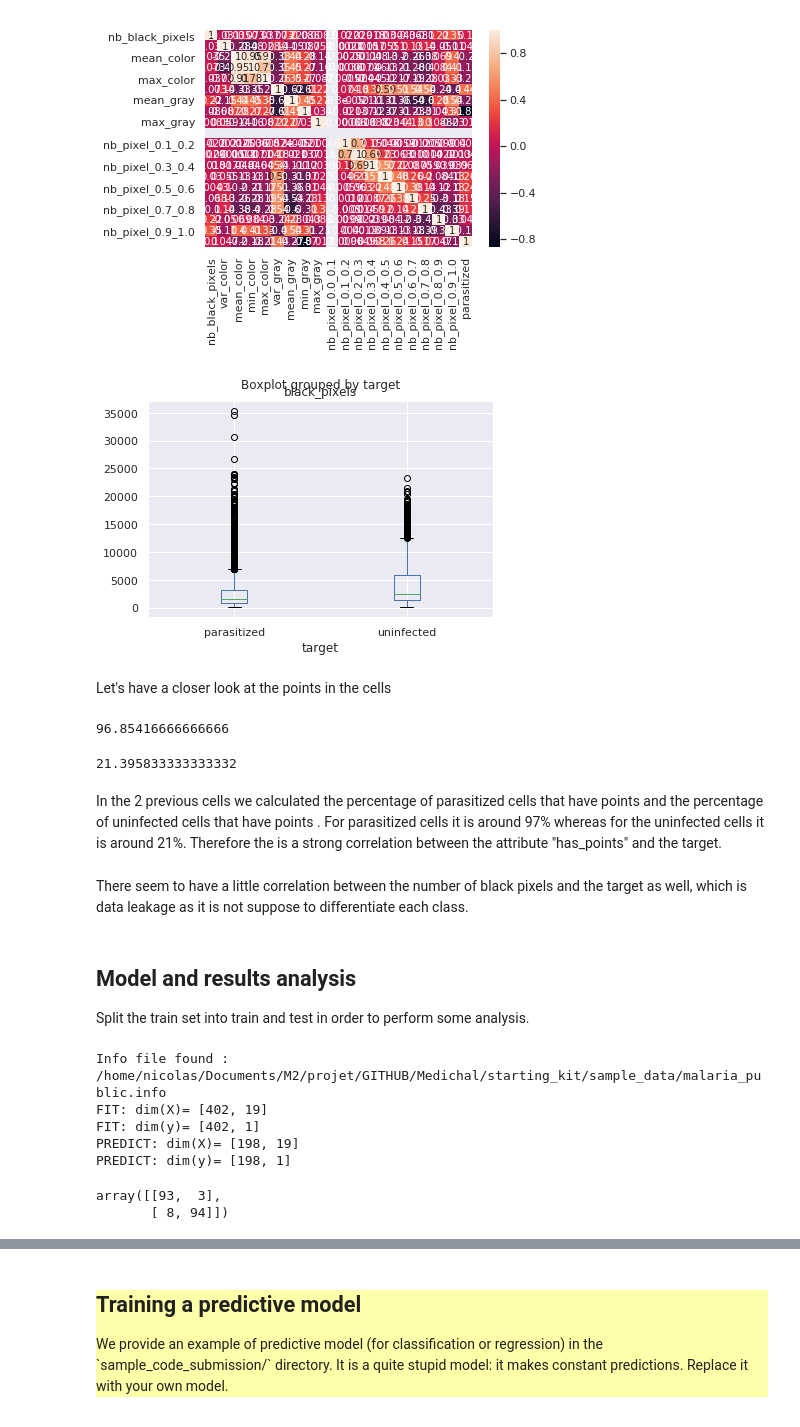
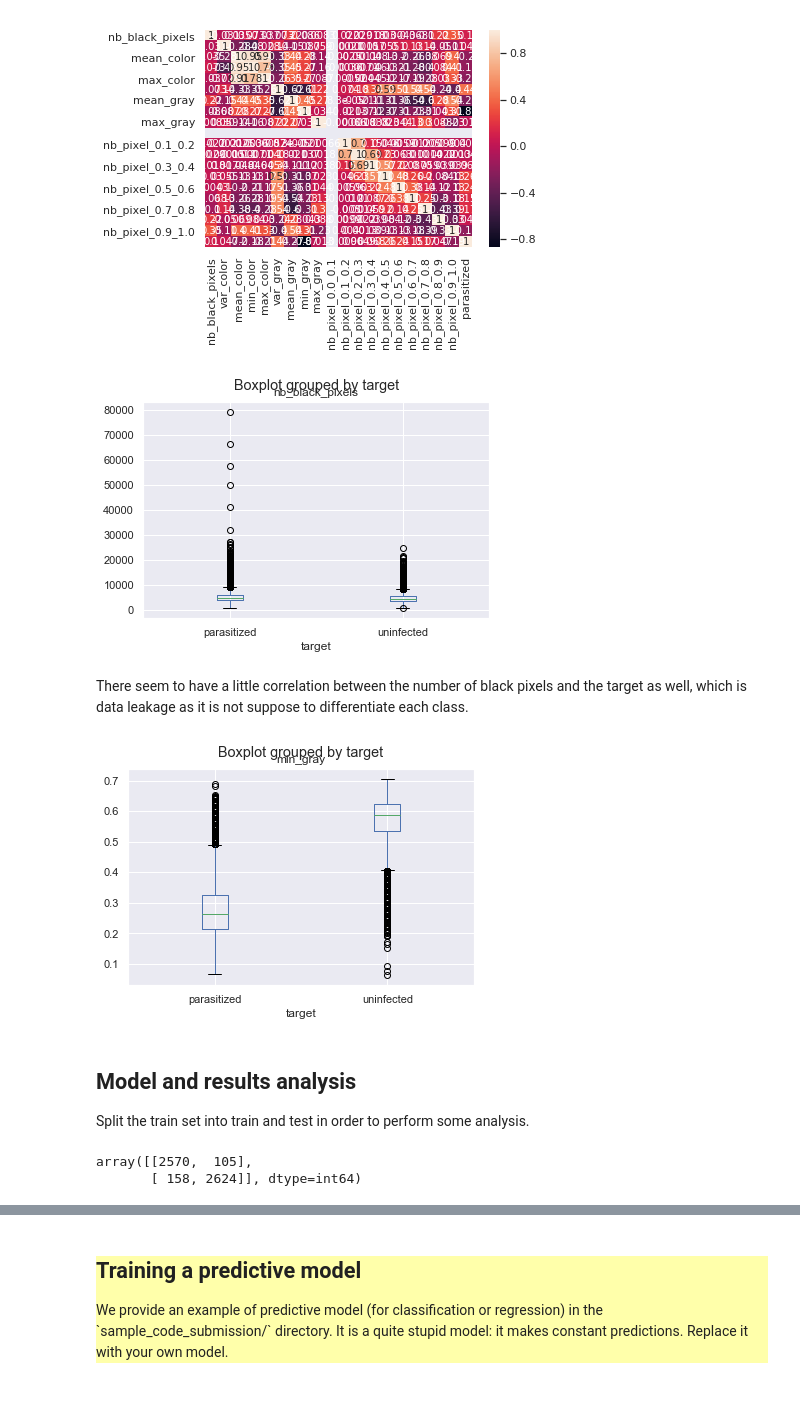
Before and after one commit to Theodb/MediChal, a Jupyter notebook: starting_kit/README.ipynb, the cells around one changed output, grey strips where cells are left out. Saved outputs shown, nothing was run; the diff lists cells and outputs as text; code cells hidden in the pictures.

Commit message:
added confusion matrix, plot Box plot min_gray, plot distribution of targets

```diff
--- a/starting_kit/README.ipynb
+++ b/starting_kit/README.ipynb
@@ -156,25 +172,15 @@ sns.heatmap(df_new.corr(), annot = True)
 <matplotlib.axes._subplots.AxesSubplot at 0x...>
 [figure]
 # %%
-boxplot = data.boxplot(column=['black_pixels'], by='target', )
+boxplot = data.boxplot(column=['nb_black_pixels'], by='target', )
 # %% [output]
-[figure, old version]
+[figure, new version]
-# %% [markdown]
-Let's have a closer look at the points in the cells
-# %%
-nb_par = data.target.value_counts()['parasitized']
-data[data['target']=='parasitized'][data['has_points']==1].shape[0]/nb_par * 100
-# %% [output]
-96.85416666666666
-# %%
-nb_un = data.target.value_counts()['uninfected']
-data[data['target']=='uninfected'][data['has_points']==1].shape[0]/nb_par * 100
-# %% [output]
-21.395833333333332
-# %% [markdown]
-In the 2 previous cells we calculated the percentage of parasitized cells that have points and the percentage of uninfected cells that have points . For parasitized cells it is around 97% whereas for the uninfected cells it is around 21%. Therefore the is a strong correlation between the attribute "has_points" and the target.
 # %% [markdown]
 There seem to have a little correlation between the number of black pixels and the target as well, which is data leakage as it is not suppose to differentiate each class.
+# %%
+boxplot = data.boxplot(column=['min_gray'], by='target', )
+# %% [output]
+[figure, added]
 # %% [markdown]
 ## Model and results analysis
 
@@ -188,6 +194,7 @@ D = DataManager(data_name, data_dir, replace_missing=True)
 X_train_pre, X_test_pre, y_train_pre, y_test_pre = train_test_split(D.data['X_train'], D.data['Y_train'], test_size=0.33, random_state=42)
 
 # Load model
+clf = RandomForestClassifier (random_state = 42, n_estimators =parameter_combination['n_estimators'],max_depth =parameter_combination['max_depth'])
 M = model() # The model is by default a random forest classifier
 
 if not(M.is_trained):
@@ -198,10 +205,5 @@ Y_hat_test_pre = M.predict(X_test_pre)
 from sklearn.metrics import confusion_matrix
 confusion_matrix(y_test_pre, Y_hat_test_pre)
 # %% [output]
-Info file found : /home/nicolas/Documents/M2/projet/GITHUB/Medichal/starting_kit/sample_data/malaria_public.info
-FIT: dim(X)= [402, 19]
-FIT: dim(y)= [402, 1]
-PREDICT: dim(X)= [198, 19]
-PREDICT: dim(y)= [198, 1]
+array([[2570,  105],
+       [ 158, 2624]], dtype=int64)
-array([[93,  3],
-       [ 8, 94]])
```
Also changed, not shown: parts of 15 cells of this notebook, 4 other files.
